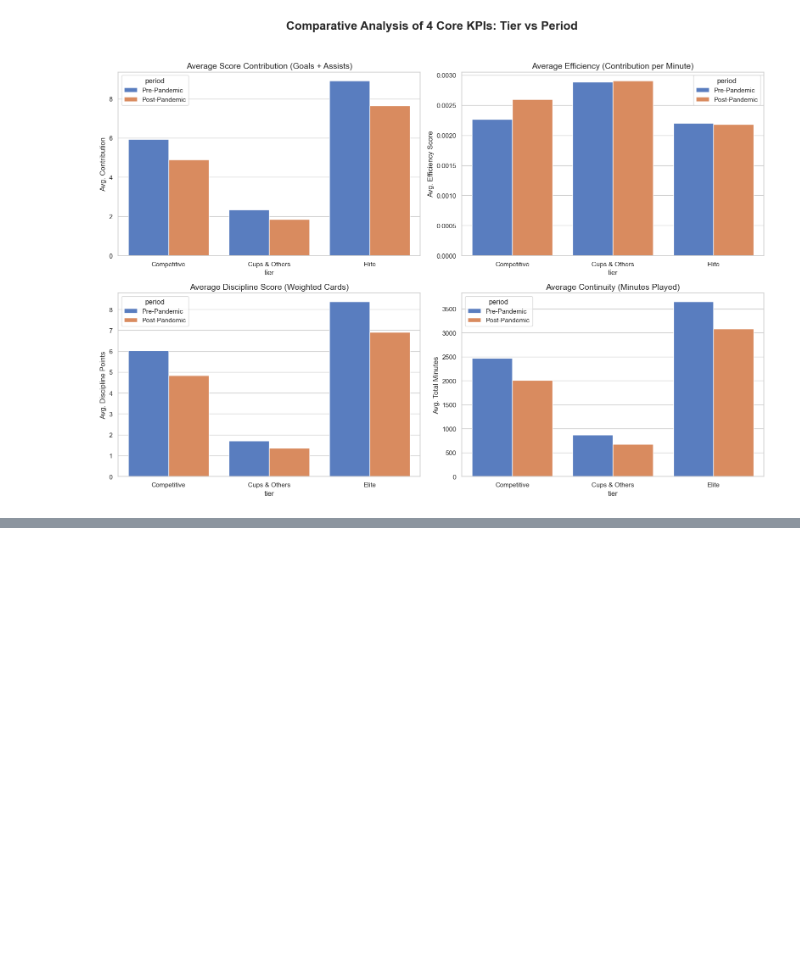
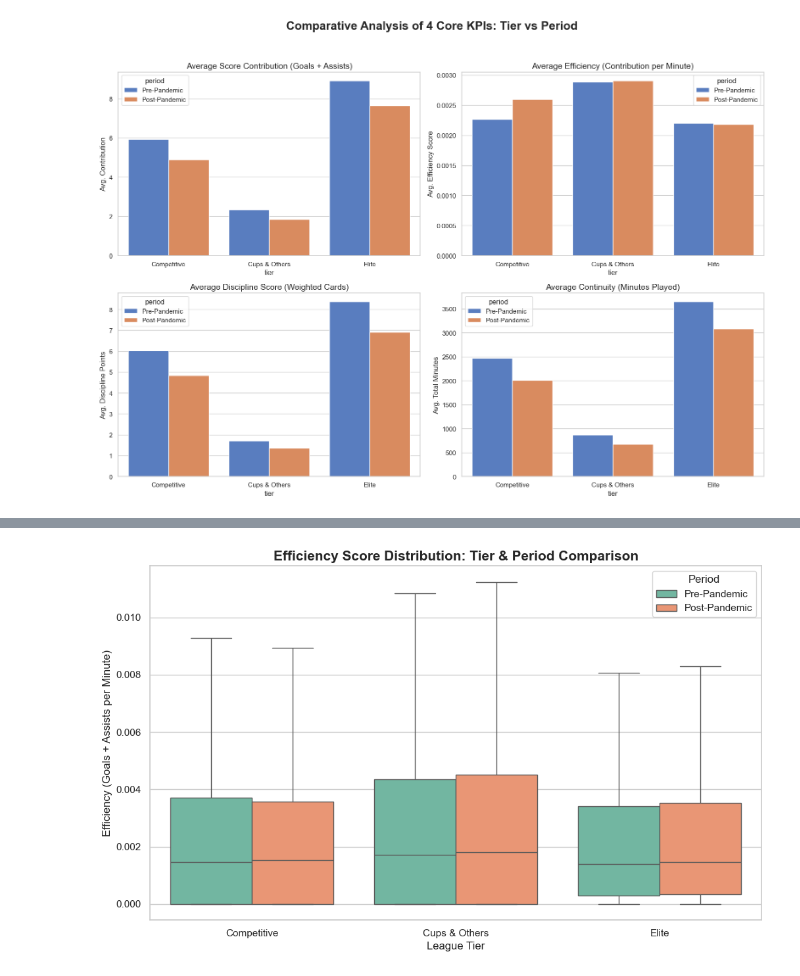
Before and after one commit to EnesPircek/Football-Player-Performance-Analysis, a Jupyter notebook: Python_and_SQL_Project.ipynb, the cells around one changed output, grey strips where cells are left out. Drawn from its saved outputs; the diff is of its cells as text; code cells hidden in the pictures; blank space fills up the shorter version.

Commit message:
Add Efficiency distribution analysis using Box Plots and include key insights

```diff
--- a/Python_and_SQL_Project.ipynb
+++ b/Python_and_SQL_Project.ipynb
@@ -743,0 +758,21 @@ plt.show()
+# %%
+# Filtering for minutes_played > 200 to remove noise from short appearances
+conn = sqlite3.connect('football_data.db')
+query_dist = "SELECT efficiency, tier, period FROM player_performances WHERE minutes_played > 200"
+df_dist = pd.read_sql_query(query_dist, conn)
+conn.close()
+
+# Visualization: Efficiency Distribution
+plt.figure(figsize=(12, 7))
+
+# showfliers=False is used to focus on the general distribution without extreme outliers
+sns.boxplot(data=df_dist, x='tier', y='efficiency', hue='period', palette='Set2', showfliers=False)
+
+plt.title('Efficiency Score Distribution: Tier & Period Comparison', fontsize=15, fontweight='bold')
+plt.xlabel('League Tier', fontsize=12)
+plt.ylabel('Efficiency (Goals + Assists per Minute)', fontsize=12)
+plt.legend(title='Period')
+
+plt.show()
+# %% [output]
+[figure, added]
```
Also changed, not shown: parts of 3 cells of this notebook.
